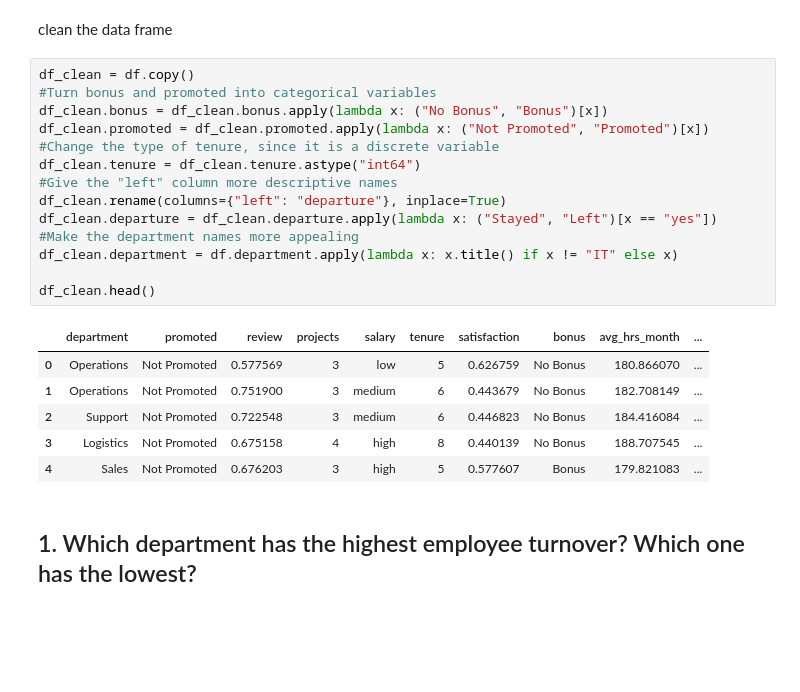
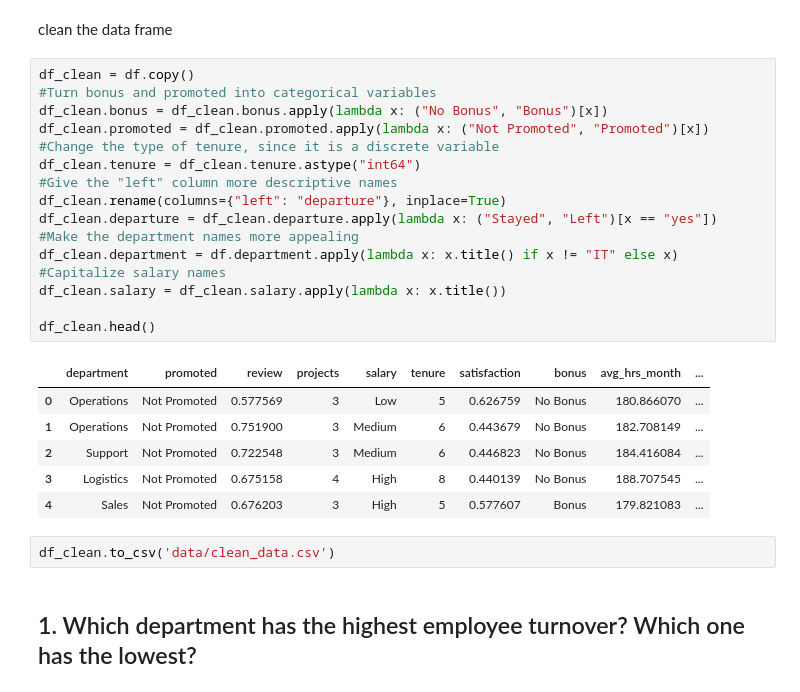
Before and after one commit to austinDL/Employee-Churn-Reduction-Analysis, a Jupyter notebook: Turnover Analysis.ipynb, the cells around one changed output. Drawn from its saved outputs; the diff is of its cells as text; blank space fills up the shorter version.

```diff
--- a/Turnover Analysis.ipynb
+++ b/Turnover Analysis.ipynb
@@ -65,24 +56,28 @@ clean the data frame
 # %%
 df_clean = df.copy()
 #Turn bonus and promoted into categorical variables
 df_clean.bonus = df_clean.bonus.apply(lambda x: ("No Bonus", "Bonus")[x])
 df_clean.promoted = df_clean.promoted.apply(lambda x: ("Not Promoted", "Promoted")[x])
 #Change the type of tenure, since it is a discrete variable
 df_clean.tenure = df_clean.tenure.astype("int64")
 #Give the "left" column more descriptive names
 df_clean.rename(columns={"left": "departure"}, inplace=True)
 df_clean.departure = df_clean.departure.apply(lambda x: ("Stayed", "Left")[x == "yes"])
 #Make the department names more appealing
 df_clean.department = df.department.apply(lambda x: x.title() if x != "IT" else x)
+#Capitalize salary names
+df_clean.salary = df_clean.salary.apply(lambda x: x.title())
 
 df_clean.head()
 # %% [output]
 |  | department | promoted | review | projects | salary | tenure | satisfaction | bonus | avg_hrs_month | ... |
-| 0 | Operations | Not Promoted | 0.577569 | 3 | low | 5 | 0.626759 | No Bonus | 180.866070 | ... |
-| 1 | Operations | Not Promoted | 0.751900 | 3 | medium | 6 | 0.443679 | No Bonus | 182.708149 | ... |
-| 2 | Support | Not Promoted | 0.722548 | 3 | medium | 6 | 0.446823 | No Bonus | 184.416084 | ... |
-| 3 | Logistics | Not Promoted | 0.675158 | 4 | high | 8 | 0.440139 | No Bonus | 188.707545 | ... |
-| 4 | Sales | Not Promoted | 0.676203 | 3 | high | 5 | 0.577607 | Bonus | 179.821083 | ... |
+| 0 | Operations | Not Promoted | 0.577569 | 3 | Low | 5 | 0.626759 | No Bonus | 180.866070 | ... |
+| 1 | Operations | Not Promoted | 0.751900 | 3 | Medium | 6 | 0.443679 | No Bonus | 182.708149 | ... |
+| 2 | Support | Not Promoted | 0.722548 | 3 | Medium | 6 | 0.446823 | No Bonus | 184.416084 | ... |
+| 3 | Logistics | Not Promoted | 0.675158 | 4 | High | 8 | 0.440139 | No Bonus | 188.707545 | ... |
+| 4 | Sales | Not Promoted | 0.676203 | 3 | High | 5 | 0.577607 | Bonus | 179.821083 | ... |
+# %%
+df_clean.to_csv('data/clean_data.csv')
 # %% [markdown]
 ## 1. Which department has the highest employee turnover? Which one has the lowest?
 # %%
```
Also changed, not shown: parts of 13 cells of this notebook, 13 other files.
